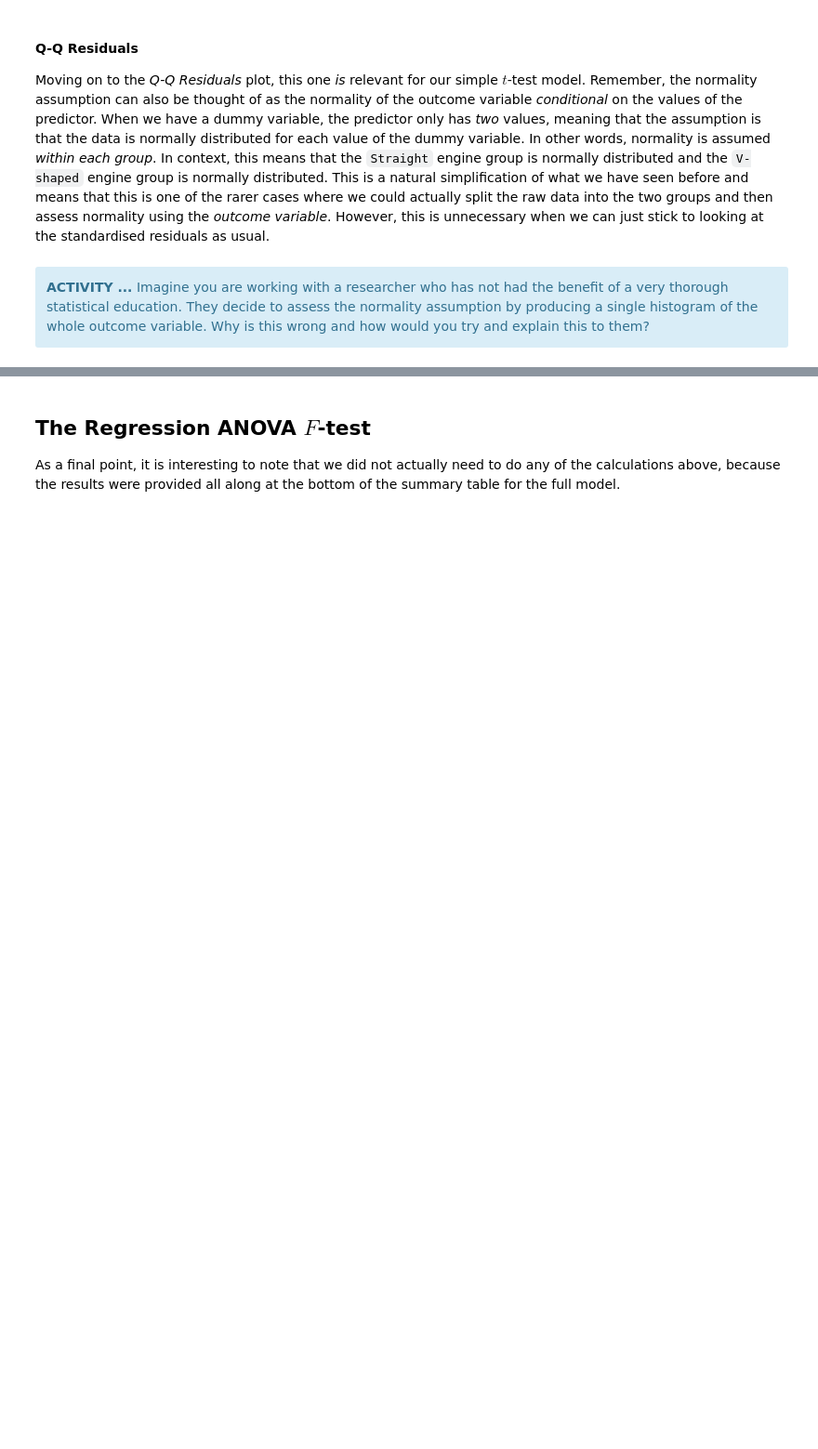
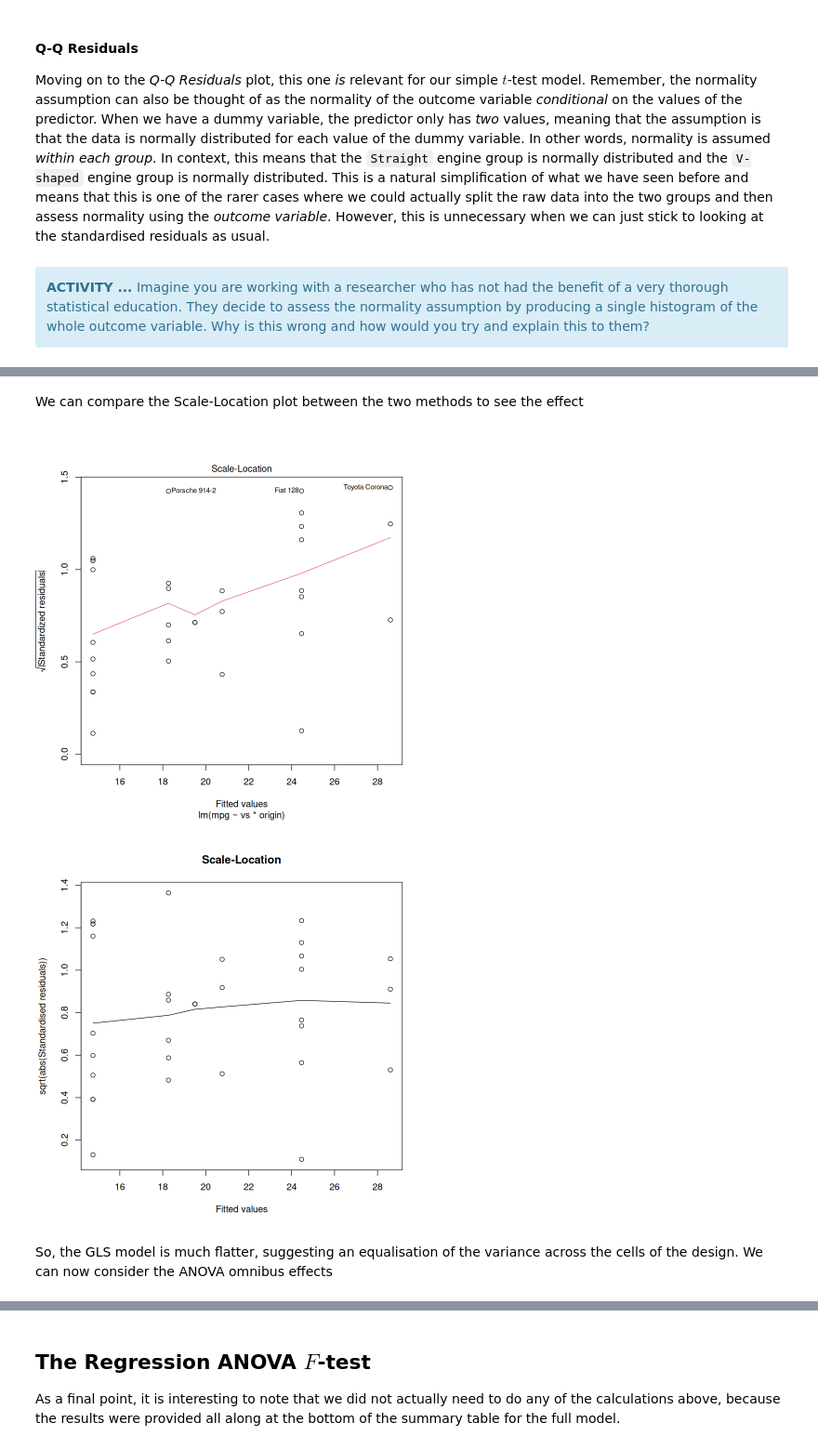
Before and after one commit to PCHN63101-Advanced-Data-Skills/Model-Comparisons-ANOVA, a Jupyter notebook: ANOVA-workshop.ipynb, the cells around one changed output, grey strips where cells are left out. Shown at 93% size. Saved outputs shown, nothing was run; the diff lists cells and outputs as text; code cells hidden in the pictures; blank space fills up the shorter version.

```diff
--- a/ANOVA-workshop.ipynb
+++ b/ANOVA-workshop.ipynb
@@ -84,0 +179,3 @@ Finally, for the *Residuals vs Leverage* plot, our main concern is *outliers*. N
+# %%
+twoway.mod.gls <- gls(mpg ~ vs*origin, data=mtcars, weights=varIdent(form= ~ 1|vs*origin))
+summary(twoway.mod.gls)
@@ -84,0 +200,22 @@ Finally, for the *Residuals vs Leverage* plot, our main concern is *outliers*. N
+# %% [markdown]
+We can compare the Scale-Location plot between the two methods to see the effect
+# %%
+# Scale-Location from lm()
+plot(twoway.mod, which=3)
+
+# Scale-Location from gls()
+fit.val <- fitted(twoway.mod.gls)
+res.std <- residuals(twoway.mod.gls, type="pearson")
+
+plot(fit.val,
+     sqrt(abs(res.std)),
+     xlab="Fitted values",
+     ylab="sqrt(abs(Standardised residuals))",
+     main="Scale-Location")
+
+lines(lowess(fit.val, sqrt(abs(res.std))))
+# %% [output]
+[figure, added]
+[figure, added]
+# %% [markdown]
+So, the GLS model is much flatter, suggesting an equalisation of the variance across the cells of the design. We can now consider the ANOVA omnibus effects
```
Also changed, not shown: parts of 27 cells of this notebook, 14 other files.
